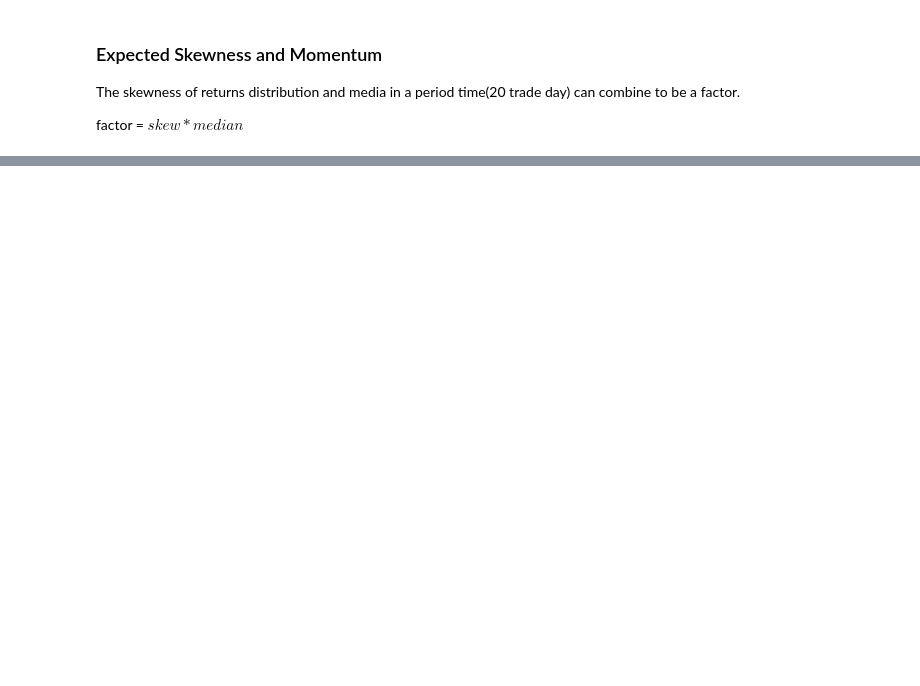
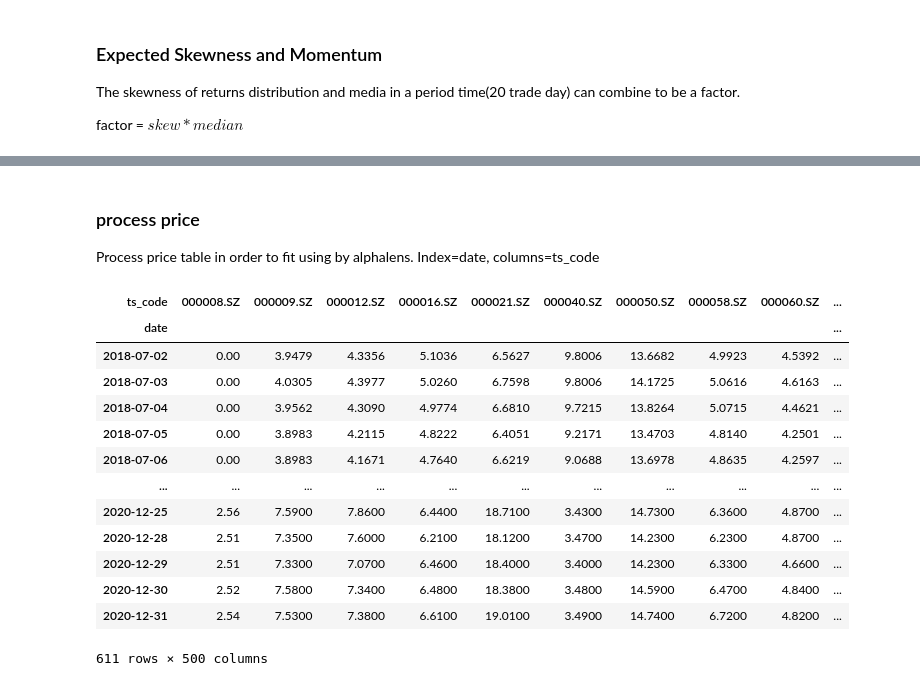
Before and after one commit to JiaRuiming-1/AI-Trading, a Jupyter notebook: P4_Factor_Rearch/complete_knowedge_utilization.ipynb, the cells around one changed output, grey strips where cells are left out. Saved outputs shown, nothing was run; the diff lists cells and outputs as text; code cells hidden in the pictures; blank space fills up the shorter version.

```diff
--- a/P4_Factor_Rearch/complete_knowedge_utilization.ipynb
+++ b/P4_Factor_Rearch/complete_knowedge_utilization.ipynb
@@ -200,3 +138,9 @@ factor = $skew * median$
 from helper.factor_helper import SkewandMomentum
 sm = SkewandMomentum(universe).calculate()
 universe = sm.get_factor()
+# %%
+# tmp file load
+import pandas as pd
+import numpy as np
+universe = pd.read_csv('factor_finished.csv').iloc[:,1:]
+universe.date = pd.to_datetime(universe.date)
@@ -202,0 +197,15 @@ universe = sm.get_factor()
+# %%
+# got pivot dataframe index=time, columns=ticker values=pct_chg
+returns_df = universe.pivot(index='date', columns='ts_code', values='pct_chg').fillna(0)
+
+# Set the annualized factor
+ann_factor = 252
+
+# Set the number of factor exposures (principal components) for the PCA algorithm
+num_factor_exposures = 30
+
+# Set the svd solver for the PCA algorithm
+svd_solver = 'full'
+
+# Create a RiskModel object
+rm = RiskModel(returns_df, ann_factor, num_factor_exposures)
@@ -202,0 +273,5 @@ universe = sm.get_factor()
+# %%
+from helper.factor_helper import BollingerAndResidual
+br = BollingerAndResidual(universe, rm.idiosyncratic_var_vector).calculate()
+universe = br.get_factor()
+universe.head()
@@ -202,0 +354,21 @@ universe = sm.get_factor()
+# %% [markdown]
+### process price
+Process price table in order to fit using by alphalens. Index=date, columns=ts_code
+# %%
+prices = universe.pivot(index='date', columns='ts_code', values='close').fillna(0)
+prices
+# %% [output]
+| ts_code | 000008.SZ | 000009.SZ | 000012.SZ | 000016.SZ | 000021.SZ | 000040.SZ | 000050.SZ | 000058.SZ | 000060.SZ | ... |
+| date |  |  |  |  |  |  |  |  |  | ... |
+| 2018-07-02 | 0.00 | 3.9479 | 4.3356 | 5.1036 | 6.5627 | 9.8006 | 13.6682 | 4.9923 | 4.5392 | ... |
+| 2018-07-03 | 0.00 | 4.0305 | 4.3977 | 5.0260 | 6.7598 | 9.8006 | 14.1725 | 5.0616 | 4.6163 | ... |
+| 2018-07-04 | 0.00 | 3.9562 | 4.3090 | 4.9774 | 6.6810 | 9.7215 | 13.8264 | 5.0715 | 4.4621 | ... |
+| 2018-07-05 | 0.00 | 3.8983 | 4.2115 | 4.8222 | 6.4051 | 9.2171 | 13.4703 | 4.8140 | 4.2501 | ... |
+| 2018-07-06 | 0.00 | 3.8983 | 4.1671 | 4.7640 | 6.6219 | 9.0688 | 13.6978 | 4.8635 | 4.2597 | ... |
+| ... | ... | ... | ... | ... | ... | ... | ... | ... | ... | ... |
+| 2020-12-25 | 2.56 | 7.5900 | 7.8600 | 6.4400 | 18.7100 | 3.4300 | 14.7300 | 6.3600 | 4.8700 | ... |
+| 2020-12-28 | 2.51 | 7.3500 | 7.6000 | 6.2100 | 18.1200 | 3.4700 | 14.2300 | 6.2300 | 4.8700 | ... |
+| 2020-12-29 | 2.51 | 7.3300 | 7.0700 | 6.4600 | 18.4000 | 3.4000 | 14.2300 | 6.3300 | 4.6600 | ... |
+| 2020-12-30 | 2.52 | 7.5800 | 7.3400 | 6.4800 | 18.3800 | 3.4800 | 14.5900 | 6.4700 | 4.8400 | ... |
+| 2020-12-31 | 2.54 | 7.5300 | 7.3800 | 6.6100 | 19.0100 | 3.4900 | 14.7400 | 6.7200 | 4.8200 | ... |
+611 rows × 500 columns
```
Also changed, not shown: parts of 34 cells of this notebook.
